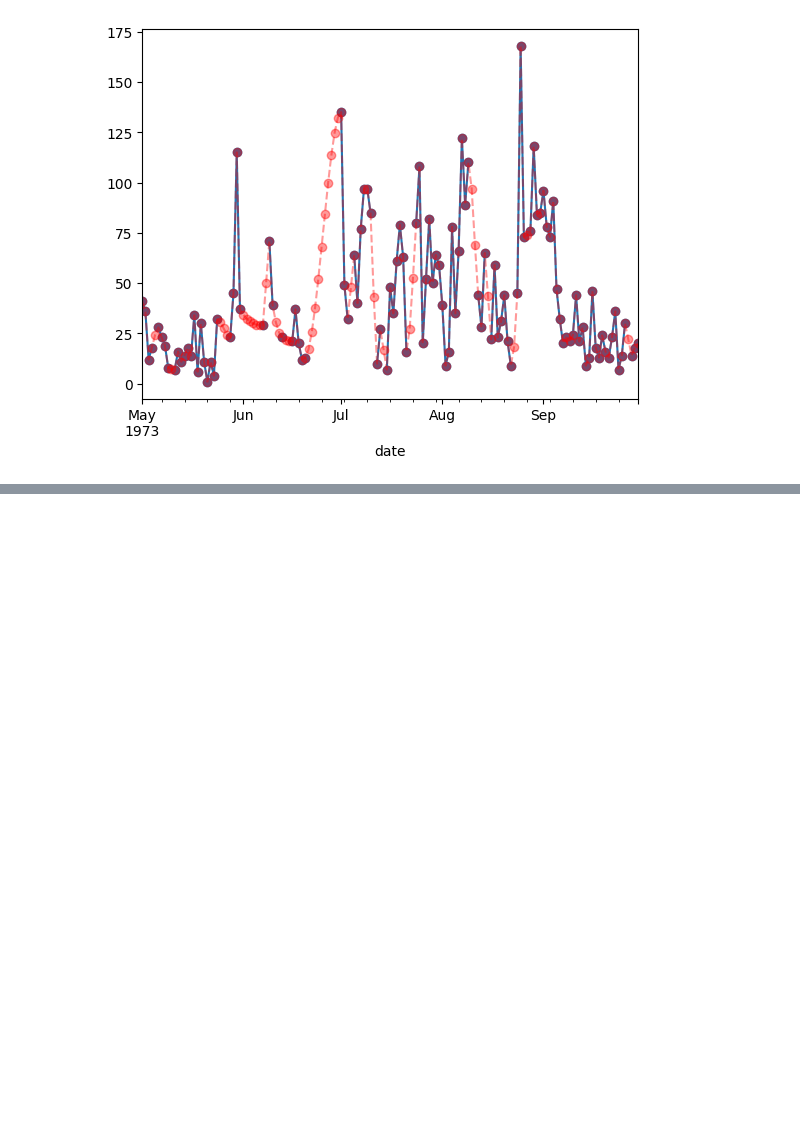
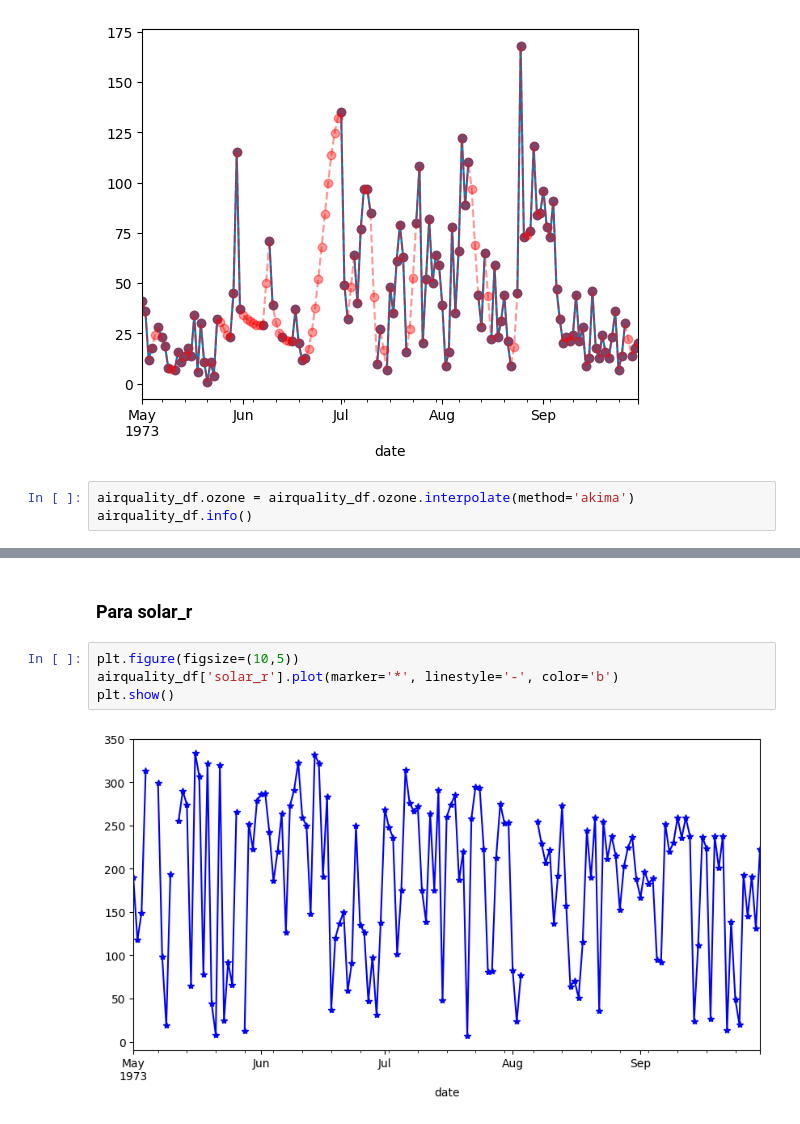
Before and after one commit to Juanipis/IA-EIA, a Jupyter notebook: data_engineer/Imputación de datos nulos.ipynb, the cells around one changed output, grey strips where cells are left out. Cells and saved outputs as stored; diff of their text form; blank space fills up the shorter version.

```diff
--- a/data_engineer/Imputación de datos nulos.ipynb
+++ b/data_engineer/Imputación de datos nulos.ipynb
@@ -130,3 +148,6 @@ airquality_df.ozone.interpolate(method='pchip').plot(color="r", alpha=0.4, ls="d
 plt.show()
 # %% [output]
 [figure]
+# %%
+airquality_df.ozone = airquality_df.ozone.interpolate(method='akima')
+airquality_df.info()
@@ -132,0 +169,8 @@ plt.show()
+# %% [markdown]
+### Para solar_r
+# %%
+plt.figure(figsize=(10,5))
+airquality_df['solar_r'].plot(marker='*', linestyle='-', color='b')
+plt.show()
+# %% [output]
+[figure, added]
```
Also changed, not shown: parts of 24 cells of this notebook.
